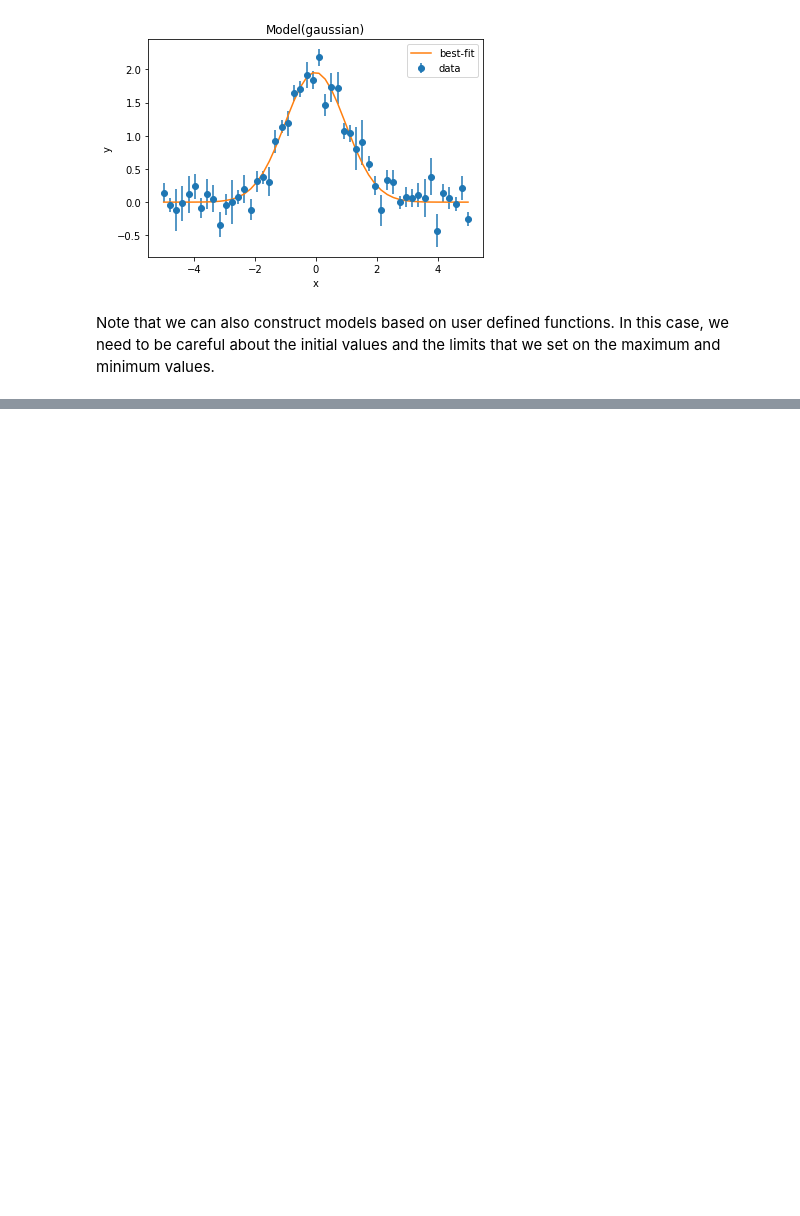
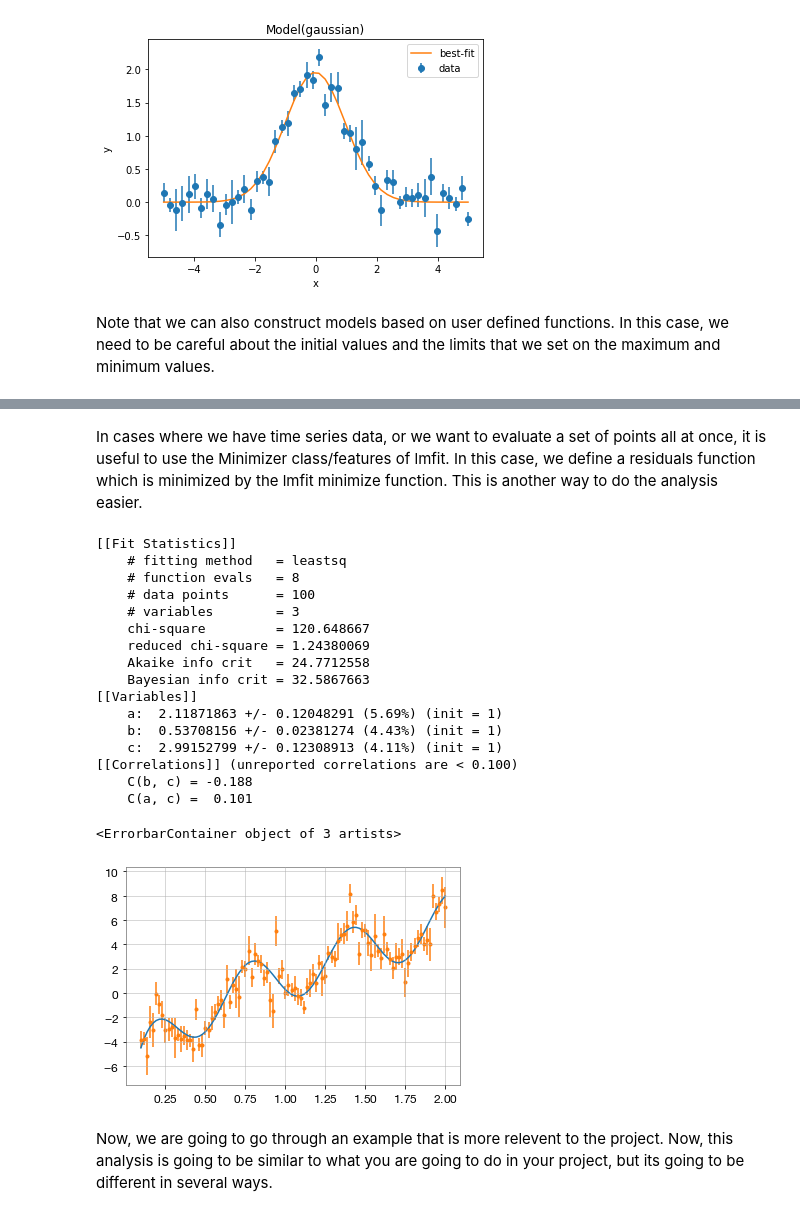
Before and after one commit to violatingcp/MIT_8.S50, a Jupyter notebook: Recitation3/rec3.ipynb, the cells around one changed output, grey strips where cells are left out. Cells and saved outputs as stored; diff of their text form; code cells hidden in the pictures; blank space fills up the shorter version.

```diff
--- a/Recitation3/rec3.ipynb
+++ b/Recitation3/rec3.ipynb
@@ -266,0 +263,45 @@ wmodel_result.plot()
+# %% [markdown]
+In cases where we have time series data, or we want to evaluate a set of points all at once, it is useful to use the Minimizer class/features of lmfit. In this case, we define a residuals function which is minimized by the lmfit minimize function. This is another way to do the analysis easier.
+# %%
+from lmfit import Model, minimize, fit_report
+
+def res_weird(params, x, data, error):
+    a = params['a']
+    b = params['b']
+    c = params['c']
+    val = a*np.sin(10*x) + b*np.exp(x)+ c*np.log(x)
+    return (data-val)/error
+# %%
+wmodel = Model(weird_model)
+params = wmodel.make_params()
+params['a'].set(1)
+params['b'].set(1)
+params['c'].set(1)
+
+res = minimize(res_weird, params = params, args= ( x, y, yerr))
+
+print(fit_report(res))
+
+plt.plot(x, wmodel.eval(params = res.params, x= x ))
+plt.errorbar(x, y, yerr= yerr, fmt = '.')
+# %% [output]
+[[Fit Statistics]]
+    # fitting method   = leastsq
+    # function evals   = 8
+    # data points      = 100
+    # variables        = 3
+    chi-square         = 120.648667
+    reduced chi-square = 1.24380069
+    Akaike info crit   = 24.7712558
+    Bayesian info crit = 32.5867663
+[[Variables]]
+    a:  2.11871863 +/- 0.12048291 (5.69%) (init = 1)
+    b:  0.53708156 +/- 0.02381274 (4.43%) (init = 1)
+    c:  2.99152799 +/- 0.12308913 (4.11%) (init = 1)
+[[Correlations]] (unreported correlations are < 0.100)
+    C(b, c) = -0.188
+    C(a, c) =  0.101
+<ErrorbarContainer object of 3 artists>
+[figure, added]
+# %% [markdown]
+Now, we are going to go through an example that is more relevent to the project. Now, this analysis is going to be similar to what you are going to do in your project, but its going to be different in several ways.
```
Also changed, not shown: parts of 11 cells of this notebook.
